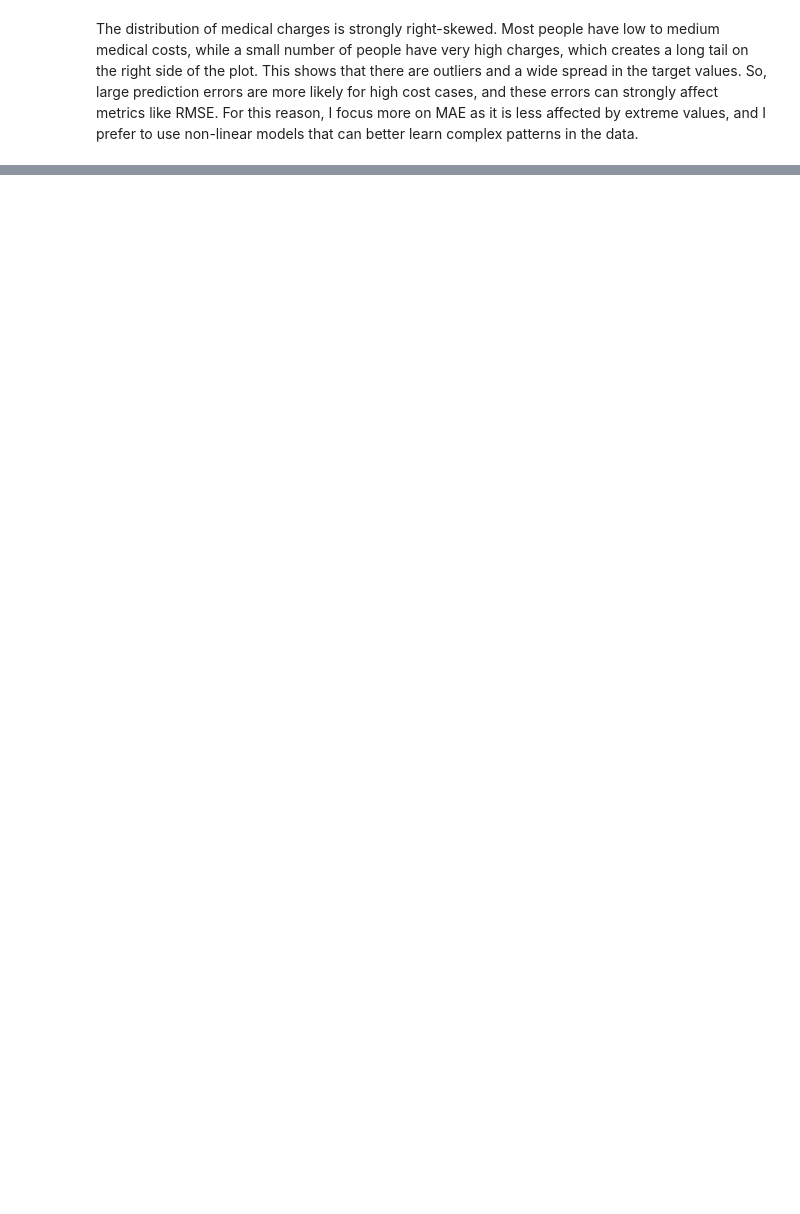
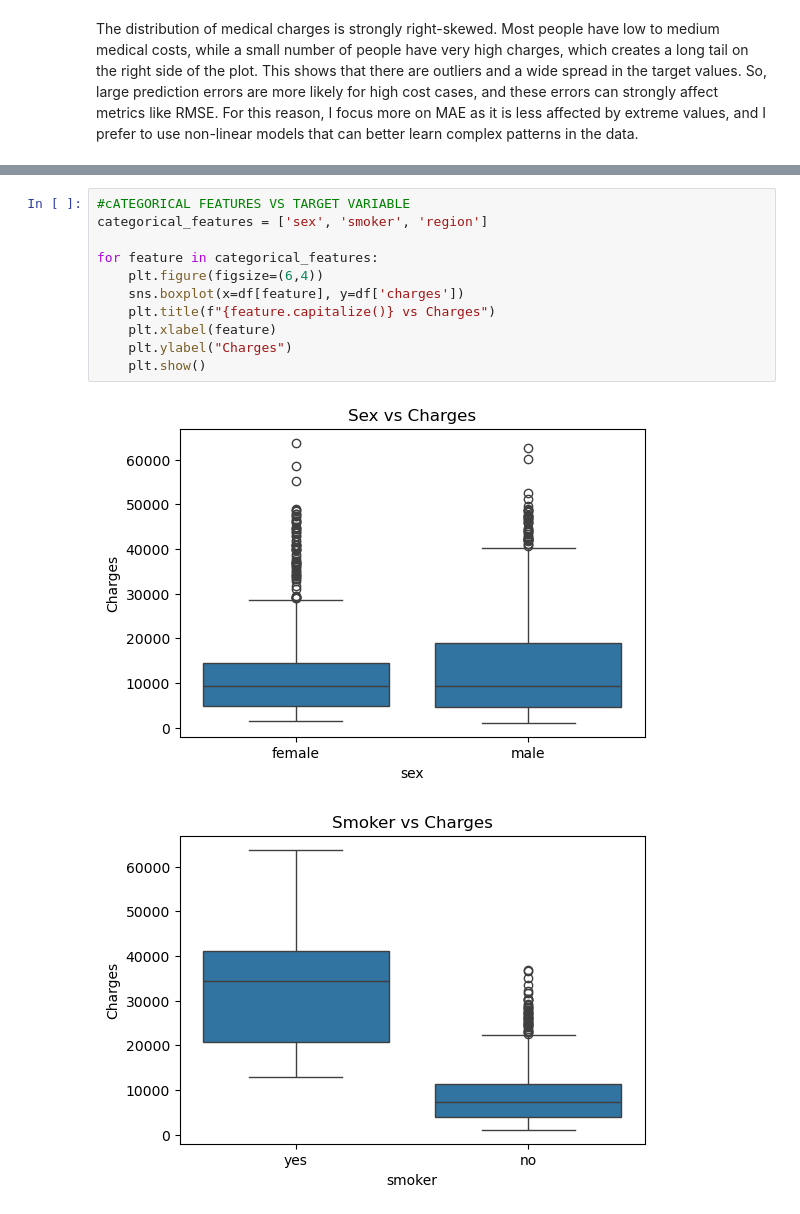
Before and after one commit to shazz-a/mldp-medical-charges, a Jupyter notebook: mldp_submission.ipynb, the cells around one changed output, grey strips where cells are left out. Saved outputs shown, nothing was run; the diff lists cells and outputs as text; blank space fills up the shorter version.

```diff
--- a/mldp_submission.ipynb
+++ b/mldp_submission.ipynb
@@ -1119,0 +261,14 @@ I used a virtual environment to isolate project dependencies and ensure consiste
+# %%
+#cATEGORICAL FEATURES VS TARGET VARIABLE
+categorical_features = ['sex', 'smoker', 'region']
+
+for feature in categorical_features:
+    plt.figure(figsize=(6,4))
+    sns.boxplot(x=df[feature], y=df['charges'])
+    plt.title(f"{feature.capitalize()} vs Charges")
+    plt.xlabel(feature)
+    plt.ylabel("Charges")
+    plt.show()
+# %% [output]
+[figure, added]
+[figure, added]
```
Also changed, not shown: parts of 85 cells of this notebook.
